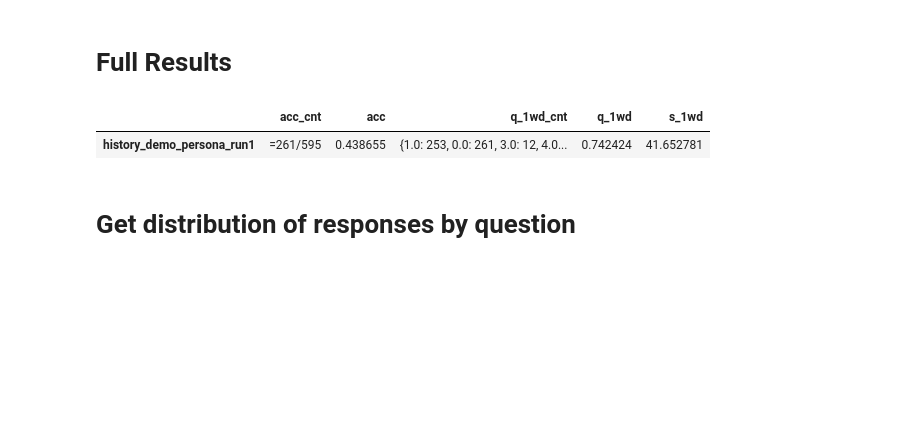
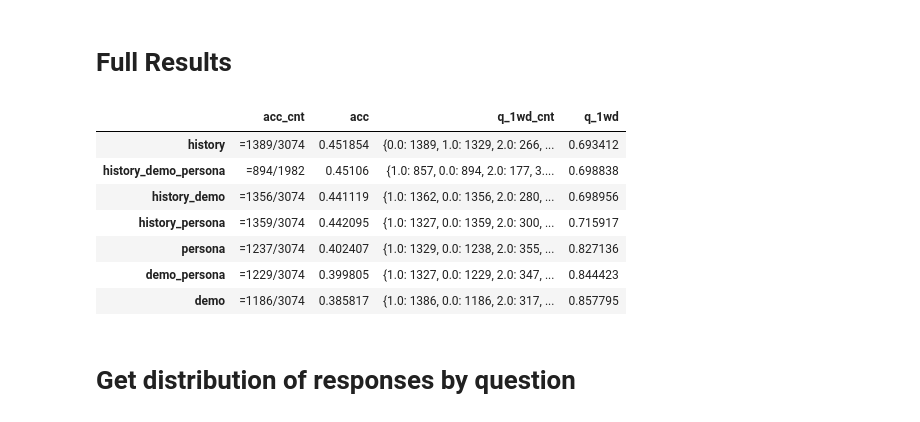
Before and after one commit to liamjxu/pump_code, a Jupyter notebook: pump/experiment/eval.ipynb, the cells around one changed output. Saved outputs shown, nothing was run; the diff lists cells and outputs as text; code cells hidden in the pictures; blank space fills up the shorter version.

```diff
--- a/pump/experiment/eval.ipynb
+++ b/pump/experiment/eval.ipynb
@@ -35,3 +57,17 @@ viz_filename = f"date0826_v10post_midterm_{survey_name}_history_run1.json"
+# %%
+
+survey_name = "American_Trends_Panel_W32"
+
+def skip_exp(filename):
+    # if 'pval' in filename: return True
+    return False
+
+def get_exp(filename):
+    if filename[-5:] == '.json': filename = filename[:-5]
+    exp_elements = [_ for _ in filename.split('_') if _ in ['history', 'demo', 'persona', 'v10']]
+    final = '_'.join(exp_elements)
+    # print(filename, '->', final)
+    return final
 # %% [markdown]
 # Get Accuracy
 # %%
@@ -42,11 +78,9 @@ import numpy as np
 
 res = {}
 for filename in os.listdir(f'opinions_qa/output/{survey_name}/'):
-    if any(_ not in filename for _ in ['v10']):
-        continue
-    # if any(_ in filename for _ in ['fix']):
-    #     continue
-    exp = filename[len(f"date0826_v10post_midterm_{survey_name}_"):-len('.json')]
+    if skip_exp(filename): continue
+    exp = get_exp(filename)
+    # exp = filename
     if exp not in res:
         res[exp] = []
 
@@ -55,6 +89,8 @@ for filename in os.listdir(f'opinions_qa/output/{survey_name}/'):
     # res[exp] += [f"={sum([_['is_correct'] for _ in data])}/{len(data)}", f"{sum([_['is_correct'] for _ in data])/len(data):.4f}"]
     res[exp] += [f"={sum([_['is_correct'] for _ in data])}/{len(data)}", sum([_['is_correct'] for _ in data])/len(data)]
 
+
+print(res)
 df = pd.DataFrame(res)
 df = df[sorted(df.columns)]
 df = df.transpose()
@@ -67,5 +103,5 @@ df = df.transpose()
 
 acc_df = df
 acc_df = acc_df.rename(columns={0: "acc_cnt", 1: "acc"})
-acc_df
+acc_df.sort_values(by='acc', ascending=False)
 # %% [output]
@@ -110,11 +153,12 @@ from collections import Counter
 
 records = {}
 for filename in os.listdir(f'opinions_qa/output/{survey_name}/'):
-    if any(_ not in filename for _ in ['v10']): continue
+    if skip_exp(filename): continue
+
     with open(f"opinions_qa/output/{survey_name}/{filename}", 'r') as f:
         data = json.load(f)
 
-    exp = filename[len(f"date0826_v10post_midterm_{survey_name}_"):-len('.json')]
+    exp = get_exp(filename)
 
     res = []
     for entry in data:
@@ -242,16 +300,25 @@ s_wd_df
 # Full Results
 # %%
 merged_df = pd.merge(acc_df, q_wd_df, left_index=True, right_index=True)
-merged_df = pd.merge(merged_df, s_wd_df, left_index=True, right_index=True)
+# merged_df = pd.merge(merged_df, s_wd_df, left_index=True, right_index=True)
 # merged_df = merged_df[['wd_avg', 'wd_std', 'acc_avg', 'acc_std']]
+
+merged_df = merged_df.sort_values(by='q_1wd', ascending=True)
+# merged_df = merged_df.sort_values(by='acc', ascending=False)
 
 # merged_df.sort_values(by='acc_avg', ascending=False)
 # merged_df.sort_values(by='wd_avg', ascending=True)
-merged_df = merged_df.sort_values(by='q_1wd', ascending=True)
+# merged_df = merged_df.sort_values(by='s_1wd', ascending=True)
 
 merged_df
 # %% [output]
-|  | acc_cnt | acc | q_1wd_cnt | q_1wd | s_1wd |
-| history_demo_persona_run1 | =261/595 | 0.438655 | {1.0: 253, 0.0: 261, 3.0: 12, 4.0... | 0.742424 | 41.652781 |
+|  | acc_cnt | acc | q_1wd_cnt | q_1wd |
+| history | =1389/3074 | 0.451854 | {0.0: 1389, 1.0: 1329, 2.0: 266, ... | 0.693412 |
+| history_demo_persona | =894/1982 | 0.45106 | {1.0: 857, 0.0: 894, 2.0: 177, 3.... | 0.698838 |
+| history_demo | =1356/3074 | 0.441119 | {1.0: 1362, 0.0: 1356, 2.0: 280, ... | 0.698956 |
+| history_persona | =1359/3074 | 0.442095 | {1.0: 1327, 0.0: 1359, 2.0: 300, ... | 0.715917 |
+| persona | =1237/3074 | 0.402407 | {1.0: 1329, 0.0: 1238, 2.0: 355, ... | 0.827136 |
+| demo_persona | =1229/3074 | 0.399805 | {1.0: 1327, 0.0: 1229, 2.0: 347, ... | 0.844423 |
+| demo | =1186/3074 | 0.385817 | {1.0: 1386, 0.0: 1186, 2.0: 317, ... | 0.857795 |
 # %% [markdown]
 # Get distribution of responses by question
```
Also changed, not shown: parts of 9 cells of this notebook, 6 other files.
